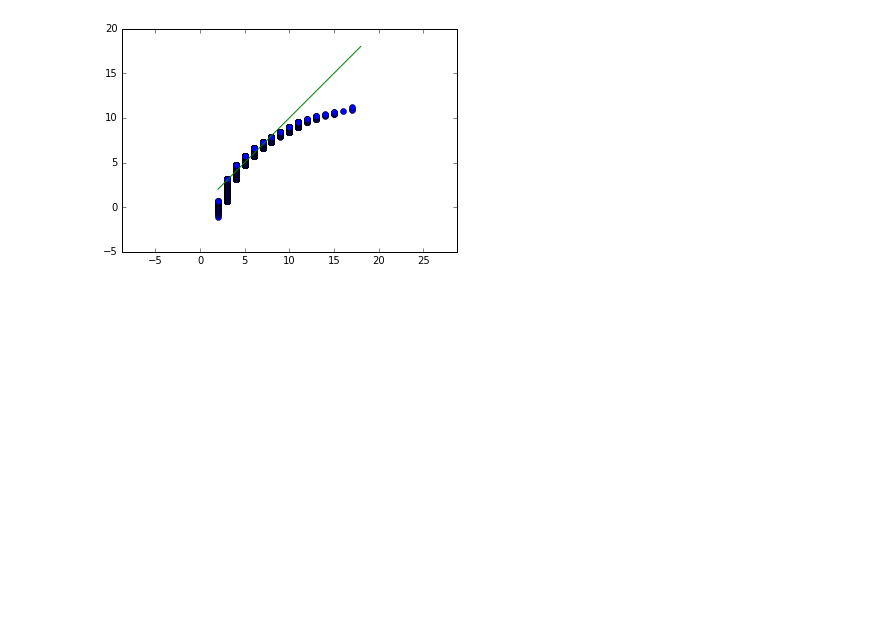
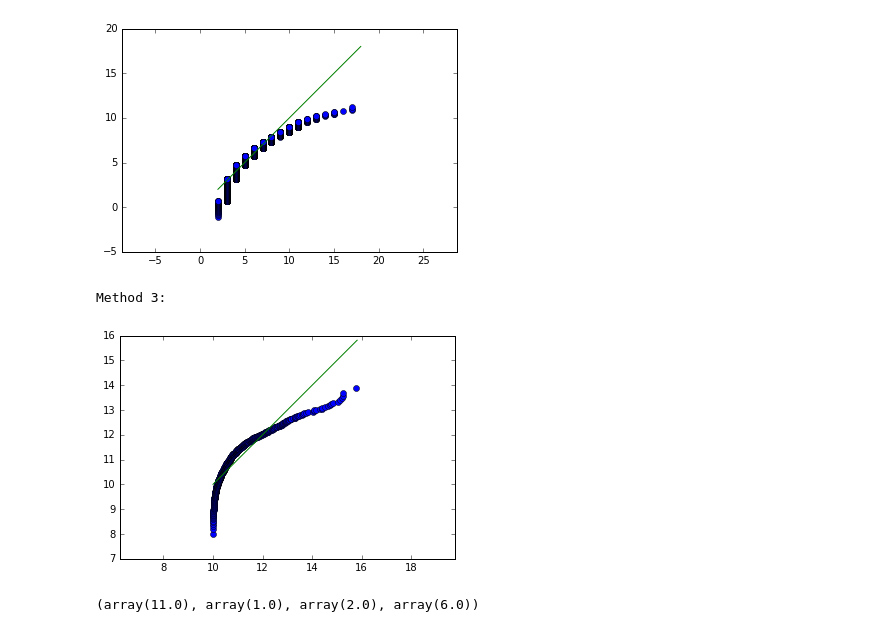
Before and after one commit to svdwulp/da-programming-2, a Jupyter notebook: week_06_oefeningen_uitwerkingen.ipynb, the cells around one changed output. Saved outputs shown, nothing was run; the diff lists cells and outputs as text; code cells hidden in the pictures; blank space fills up the shorter version.

```diff
--- a/week_06_oefeningen_uitwerkingen.ipynb
+++ b/week_06_oefeningen_uitwerkingen.ipynb
@@ -174,3 +174,14 @@ Percentage of data within 2 std: 93.27%
 Percentage of data within 3 std: 98.93%
 Method 3:
 [figure]
+# %%
+X = st.expon(10)
+x = X.rvs(1000)
+assess_normality_03(x)
+# %% [output]
+Method 3:
+[figure, added]
+# %%
+X.stats(moments='mvsk')
+# %% [output]
+(array(11.0), array(1.0), array(2.0), array(6.0))
```
Also changed, not shown: 1 other file.
